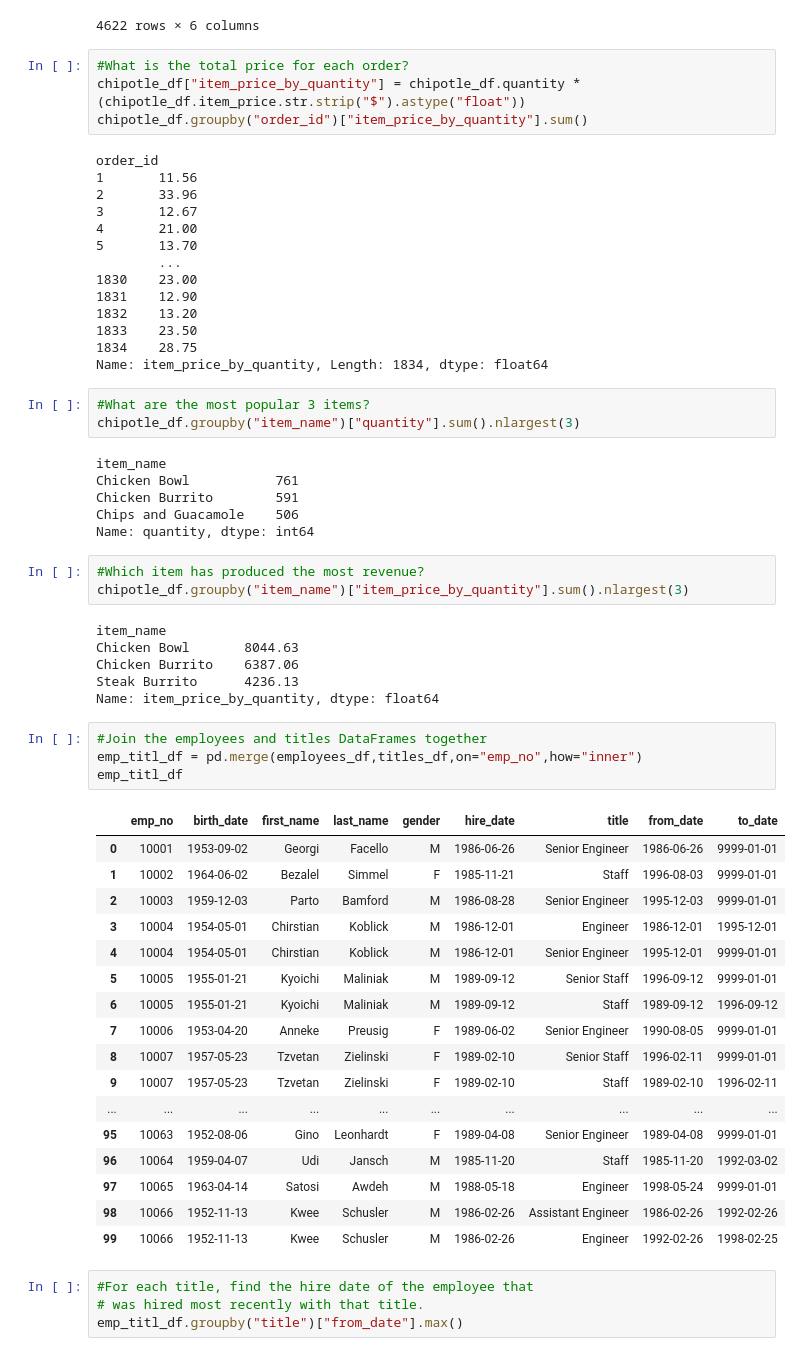
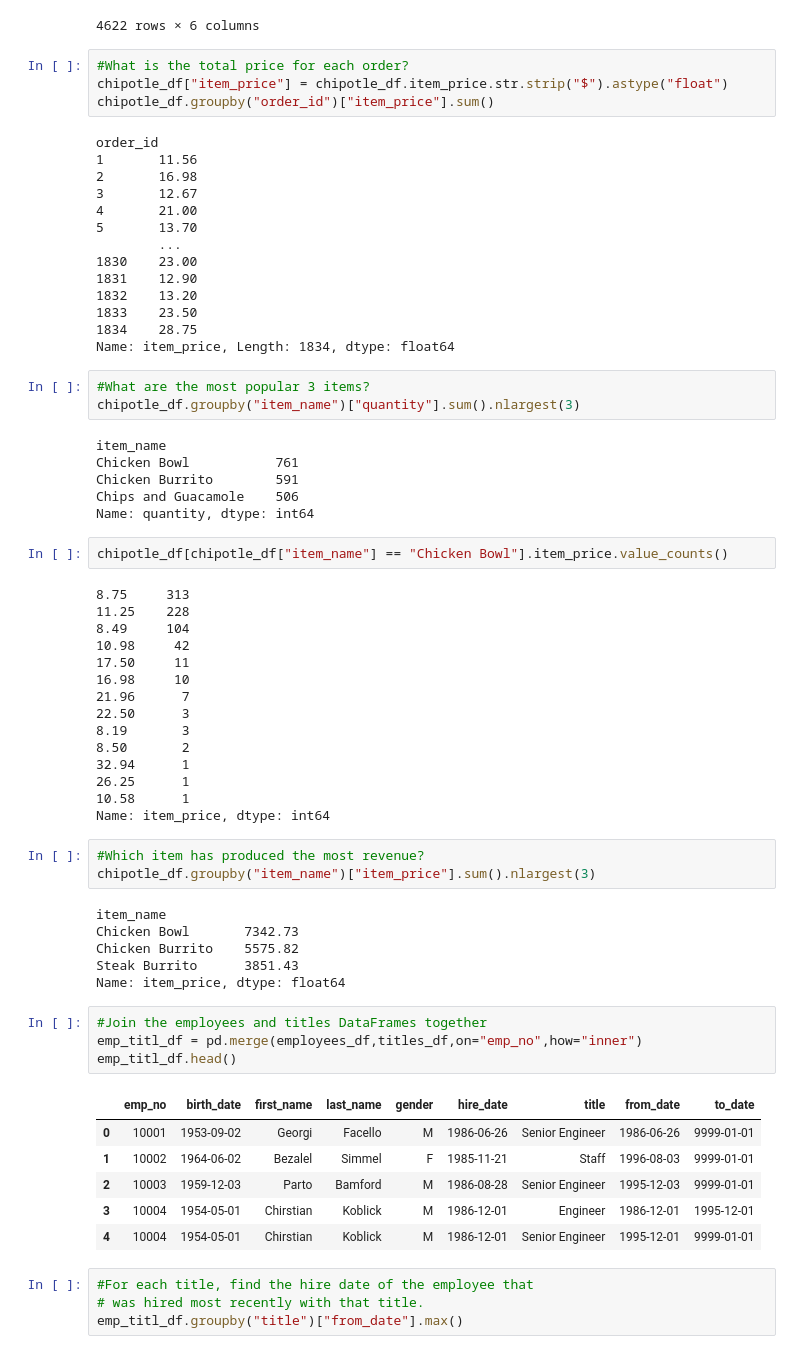
Before and after one commit to geary-shenck/numpy-pandas-visualization-exercises, a Jupyter notebook: advanced_dataframes.ipynb, the cells around one changed output. Cells and saved outputs as stored; diff of their text form.

```diff
--- a/advanced_dataframes.ipynb
+++ b/advanced_dataframes.ipynb
@@ -280,12 +329,12 @@ chipotle_df
 4622 rows × 6 columns
 # %%
 #What is the total price for each order?
-chipotle_df["item_price_by_quantity"] = chipotle_df.quantity * (chipotle_df.item_price.str.strip("$").astype("float"))
-chipotle_df.groupby("order_id")["item_price_by_quantity"].sum()
+chipotle_df["item_price"] = chipotle_df.item_price.str.strip("$").astype("float")
+chipotle_df.groupby("order_id")["item_price"].sum()
 # %% [output]
 order_id
 1       11.56
-2       33.96
+2       16.98
 3       12.67
 4       21.00
 5       13.70
@@ -295,7 +344,7 @@ order_id
 1832    13.20
 1833    23.50
 1834    28.75
-Name: item_price_by_quantity, Length: 1834, dtype: float64
+Name: item_price, Length: 1834, dtype: float64
 # %%
 #What are the most popular 3 items?
 chipotle_df.groupby("item_name")["quantity"].sum().nlargest(3)
@@ -305,37 +354,43 @@ Chicken Bowl           761
 Chicken Burrito        591
 Chips and Guacamole    506
 Name: quantity, dtype: int64
+# %%
+chipotle_df[chipotle_df["item_name"] == "Chicken Bowl"].item_price.value_counts()
+# %% [output]
+8.75     313
+11.25    228
+8.49     104
+10.98     42
+17.50     11
+16.98     10
+21.96      7
+22.50      3
+8.19       3
+8.50       2
+32.94      1
+26.25      1
+10.58      1
+Name: item_price, dtype: int64
 # %%
 #Which item has produced the most revenue?
-chipotle_df.groupby("item_name")["item_price_by_quantity"].sum().nlargest(3)
+chipotle_df.groupby("item_name")["item_price"].sum().nlargest(3)
 # %% [output]
 item_name
-Chicken Bowl       8044.63
-Chicken Burrito    6387.06
-Steak Burrito      4236.13
-Name: item_price_by_quantity, dtype: float64
+Chicken Bowl       7342.73
+Chicken Burrito    5575.82
+Steak Burrito      3851.43
+Name: item_price, dtype: float64
 # %%
 #Join the employees and titles DataFrames together
 emp_titl_df = pd.merge(employees_df,titles_df,on="emp_no",how="inner")
-emp_titl_df
+emp_titl_df.head()
 # %% [output]
 |  | emp_no | birth_date | first_name | last_name | gender | hire_date | title | from_date | to_date |
 | 0 | 10001 | 1953-09-02 | Georgi | Facello | M | 1986-06-26 | Senior Engineer | 1986-06-26 | 9999-01-01 |
 | 1 | 10002 | 1964-06-02 | Bezalel | Simmel | F | 1985-11-21 | Staff | 1996-08-03 | 9999-01-01 |
 | 2 | 10003 | 1959-12-03 | Parto | Bamford | M | 1986-08-28 | Senior Engineer | 1995-12-03 | 9999-01-01 |
 | 3 | 10004 | 1954-05-01 | Chirstian | Koblick | M | 1986-12-01 | Engineer | 1986-12-01 | 1995-12-01 |
 | 4 | 10004 | 1954-05-01 | Chirstian | Koblick | M | 1986-12-01 | Senior Engineer | 1995-12-01 | 9999-01-01 |
-| 5 | 10005 | 1955-01-21 | Kyoichi | Maliniak | M | 1989-09-12 | Senior Staff | 1996-09-12 | 9999-01-01 |
-| 6 | 10005 | 1955-01-21 | Kyoichi | Maliniak | M | 1989-09-12 | Staff | 1989-09-12 | 1996-09-12 |
-| 7 | 10006 | 1953-04-20 | Anneke | Preusig | F | 1989-06-02 | Senior Engineer | 1990-08-05 | 9999-01-01 |
-| 8 | 10007 | 1957-05-23 | Tzvetan | Zielinski | F | 1989-02-10 | Senior Staff | 1996-02-11 | 9999-01-01 |
-| 9 | 10007 | 1957-05-23 | Tzvetan | Zielinski | F | 1989-02-10 | Staff | 1989-02-10 | 1996-02-11 |
-| ... | ... | ... | ... | ... | ... | ... | ... | ... | ... |
-| 95 | 10063 | 1952-08-06 | Gino | Leonhardt | F | 1989-04-08 | Senior Engineer | 1989-04-08 | 9999-01-01 |
-| 96 | 10064 | 1959-04-07 | Udi | Jansch | M | 1985-11-20 | Staff | 1985-11-20 | 1992-03-02 |
-| 97 | 10065 | 1963-04-14 | Satosi | Awdeh | M | 1988-05-18 | Engineer | 1998-05-24 | 9999-01-01 |
-| 98 | 10066 | 1952-11-13 | Kwee | Schusler | M | 1986-02-26 | Assistant Engineer | 1986-02-26 | 1992-02-26 |
-| 99 | 10066 | 1952-11-13 | Kwee | Schusler | M | 1986-02-26 | Engineer | 1992-02-26 | 1998-02-25 |
 # %%
 #For each title, find the hire date of the employee that
 # was hired most recently with that title.
```
Also changed, not shown: parts of 12 cells of this notebook.
